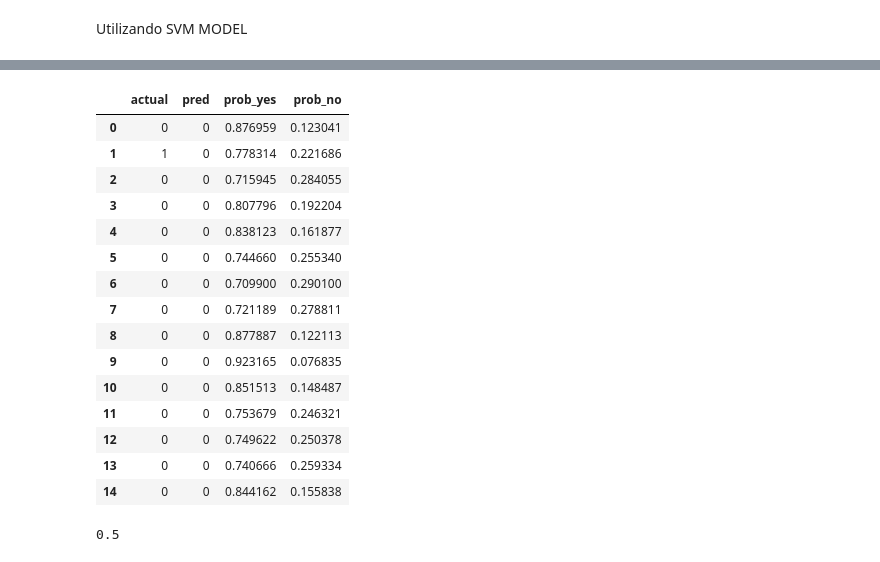
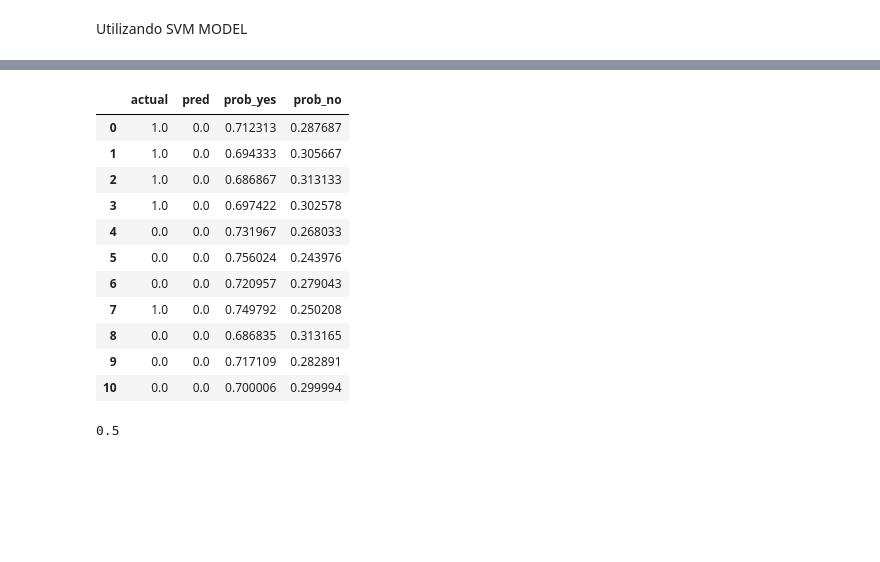
Before and after one commit to andresvillamayor/BigData-Pro, a Jupyter notebook: BigData_Pro.ipynb, the cells around one changed output, grey strips where cells are left out. Drawn from its saved outputs; the diff is of its cells as text; code cells hidden in the pictures; blank space fills up the shorter version.

```diff
--- a/BigData_Pro.ipynb
+++ b/BigData_Pro.ipynb
@@ -365,8 +319,15 @@ plt.show()
 # %%
 #Modelo
-kmeans = KMeans(n_clusters=14, max_iter=300, random_state=1)
+kmeans = KMeans(n_clusters=35, max_iter=300, random_state=1)
 kmeans.fit(xNorm)
 print("Score: " + str(kmeans.score(xNorm)))
 print(kmeans.labels_)
-print(kmeans.cluster_centers_)
+#print(kmeans.cluster_centers_)
+clusters = pd.DataFrame(min_max_scaler.inverse_transform(kmeans.cluster_centers_), columns=x.columns)
+clusters['dispositivo'] = clusters['dispositivo'].round()
+clusters['Tiempo'] = clusters['Tiempo'].round()
+clusters['Final'] = clusters['Final'].round()
+#clusters
+df_svm = pd.DataFrame(clusters)
+print(df_svm)
 # %% [output]
@@ -425,31 +370,33 @@ memory usage: 928.0 bytes
+# %%
+#libreria
+from sklearn import svm
+from sklearn import preprocessing
+from sklearn import metrics
+from sklearn.model_selection import train_test_split
+
+y = df_svm['Final'] # Positivo = 1  //  Negativo = 0
+X = df_svm.iloc[:,0:5]
 # %%
-# Resultado Final
-y = df7  # 1 Positivo  0 Negativo
-#print (y)
-#Se usan todas las variables
-X= df6  #Tiempo que usa
-#X = df.iloc[:,0:5]
-#print (X)
 # Split en train y test  ( se toma los datos de la misma semilla - random_state = 1 , el 30 % de los datos son para entrenamiento test_size = 0.3)
 X_train,X_test,y_train,y_test = train_test_split(X,y,test_size= 0.3, random_state = 1)
 
 # Normalizacion a [0-1]
-min_max_scaler_train = preprocessing.MinMaxScaler()
-xNormTrain = pd.DataFrame(min_max_scaler_train.fit_transform(X_train.values))
-min_max_scaler_test = preprocessing.MinMaxScaler()
-xNormTest = pd.DataFrame(min_max_scaler_test.fit_transform(X_test.values))
+#min_max_scaler_train = preprocessing.MinMaxScaler()
+#xNormTrain = pd.DataFrame(min_max_scaler_train.fit_transform(X_train.values))
+#min_max_scaler_test = preprocessing.MinMaxScaler()
+#xNormTest = pd.DataFrame(min_max_scaler_test.fit_transform(X_test.values))
 #print (X_train.values)
 #print (X_test.values)
 
 #Ceracion de Clasificacion SVM
 clf = svm.SVC(kernel='rbf', max_iter=2000, probability=1) # kernel={linear, rbf, poly, sigmoid}
 #Train the model using the training sets
-clf.fit(xNormTrain, y_train)
+clf.fit(X_train, y_train)
 
 #Y Predicho
-y_pred = clf.predict(xNormTest)
+y_pred = clf.predict(X_test)
 
-print("\nTrain Score:",clf.score(xNormTrain, y_train))
+print("\nTrain Score:",clf.score(X_train, y_train))
 print("\nAccuracy:",metrics.accuracy_score(y_test, y_pred))
 metrics.precision_recall_fscore_support(y_test, y_pred, average=None)
 # %% [output]
@@ -473,27 +420,23 @@ pd.crosstab(y_test, y_pred,
 # %%
 # Obtener scores de clasificación en las clases 0 o 1
-y_scores = clf.predict_proba(xNormTest)
+y_scores = clf.predict_proba(X_test)
 
-# Crear dataframe de predicciones con scores, filtrar segun criterio de aprobacion (80%)
+# Crear dataframe de predicciones con scores
 dp = pd.DataFrame(zip(y_test,y_pred,y_scores[:,0],y_scores[:,1]), columns=['actual','pred','prob_yes','prob_no'])
 dp
 # %% [output]
 |  | actual | pred | prob_yes | prob_no |
-| 0 | 0 | 0 | 0.876959 | 0.123041 |
-| 1 | 1 | 0 | 0.778314 | 0.221686 |
-| 2 | 0 | 0 | 0.715945 | 0.284055 |
-| 3 | 0 | 0 | 0.807796 | 0.192204 |
-| 4 | 0 | 0 | 0.838123 | 0.161877 |
-| 5 | 0 | 0 | 0.744660 | 0.255340 |
-| 6 | 0 | 0 | 0.709900 | 0.290100 |
-| 7 | 0 | 0 | 0.721189 | 0.278811 |
-| 8 | 0 | 0 | 0.877887 | 0.122113 |
-| 9 | 0 | 0 | 0.923165 | 0.076835 |
-| 10 | 0 | 0 | 0.851513 | 0.148487 |
-| 11 | 0 | 0 | 0.753679 | 0.246321 |
-| 12 | 0 | 0 | 0.749622 | 0.250378 |
-| 13 | 0 | 0 | 0.740666 | 0.259334 |
-| 14 | 0 | 0 | 0.844162 | 0.155838 |
+| 0 | 1.0 | 0.0 | 0.712313 | 0.287687 |
+| 1 | 1.0 | 0.0 | 0.694333 | 0.305667 |
+| 2 | 1.0 | 0.0 | 0.686867 | 0.313133 |
+| 3 | 1.0 | 0.0 | 0.697422 | 0.302578 |
+| 4 | 0.0 | 0.0 | 0.731967 | 0.268033 |
+| 5 | 0.0 | 0.0 | 0.756024 | 0.243976 |
+| 6 | 0.0 | 0.0 | 0.720957 | 0.279043 |
+| 7 | 1.0 | 0.0 | 0.749792 | 0.250208 |
+| 8 | 0.0 | 0.0 | 0.686835 | 0.313165 |
+| 9 | 0.0 | 0.0 | 0.717109 | 0.282891 |
+| 10 | 0.0 | 0.0 | 0.700006 | 0.299994 |
 # %%
 # ROC Curve
 import numpy as np
```
Also changed, not shown: parts of 18 cells of this notebook.
